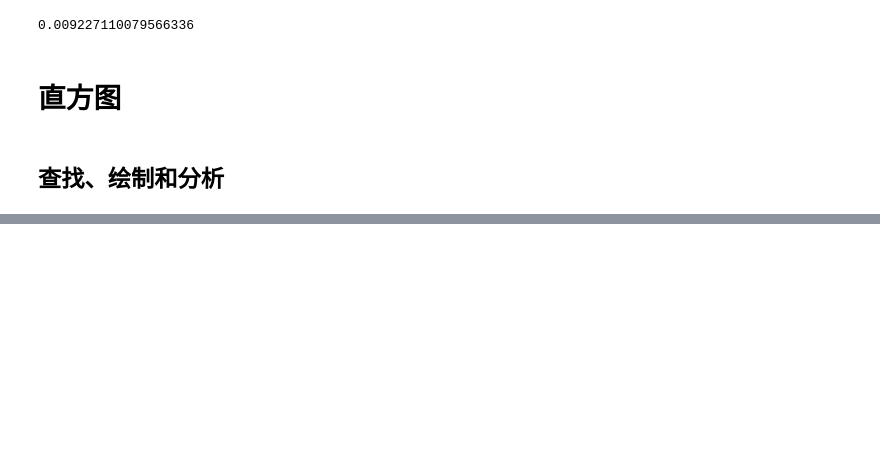
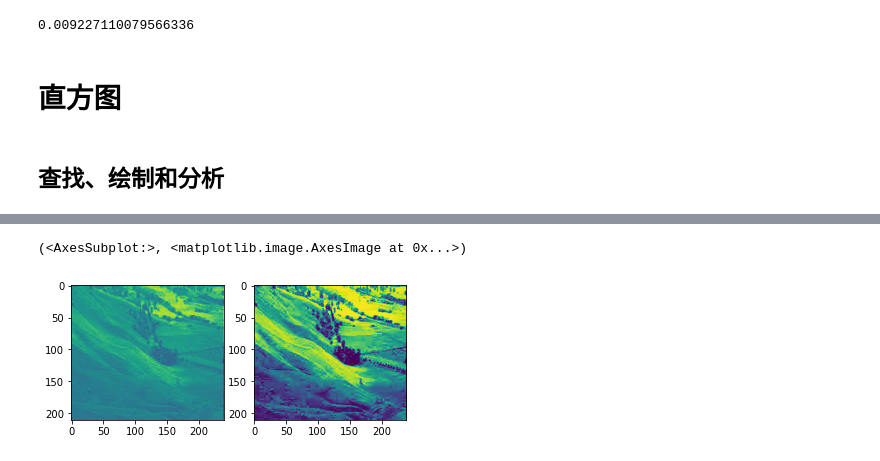
Before and after one commit to ghcn345/OpenCV, a Jupyter notebook: 4-图像处理.ipynb, the cells around one changed output, grey strips where cells are left out. Saved outputs shown, nothing was run; the diff lists cells and outputs as text; code cells hidden in the pictures; blank space fills up the shorter version.

```diff
--- a/4-图像处理.ipynb
+++ b/4-图像处理.ipynb
@@ -752,0 +773,12 @@ plt.show()
+# %%
+cdf_m = np.ma.masked_equal(cdf,0)
+cdf_m = (cdf_m - cdf_m.min())*255/(cdf_m.max()-cdf_m.min())
+cdf = np.ma.filled(cdf_m,0).astype('uint8')
+
+img2 = cdf[img]
+# %%
+plt.subplot(121), plt.imshow(img)
+plt.subplot(122), plt.imshow(img2)
+# %% [output]
+(<AxesSubplot:>, <matplotlib.image.AxesImage at 0x...>)
+[figure, added]
```
Also changed, not shown: parts of 7 cells of this notebook.
